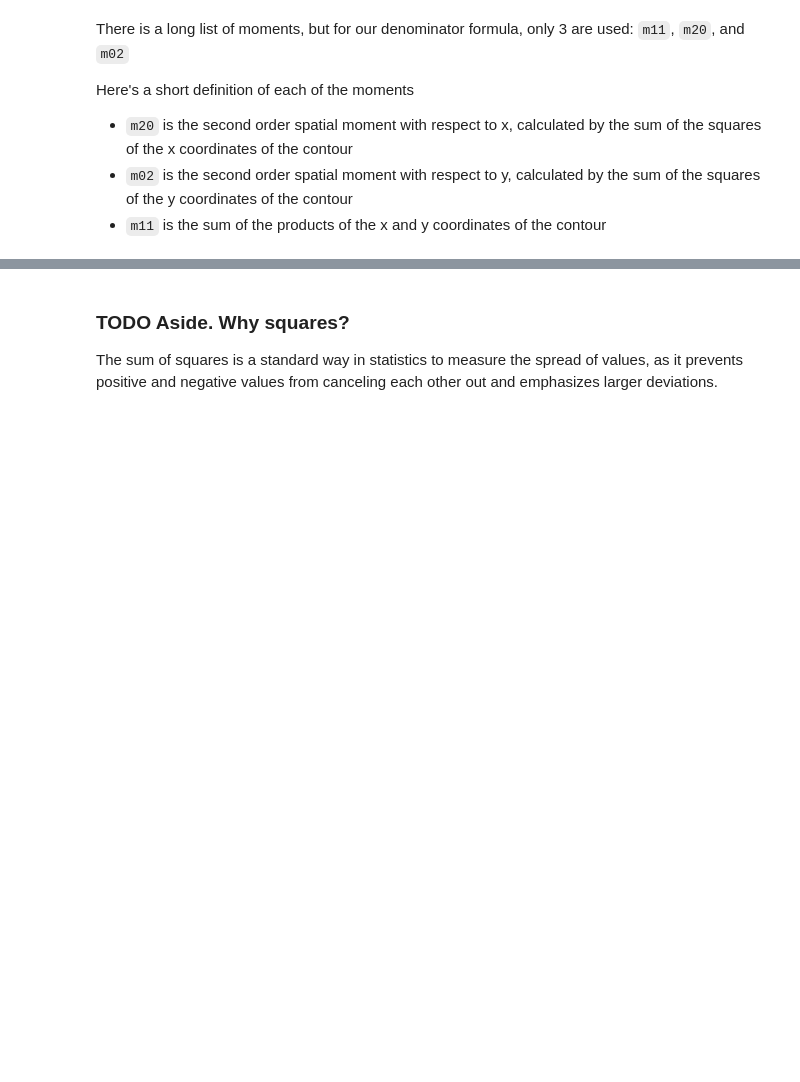
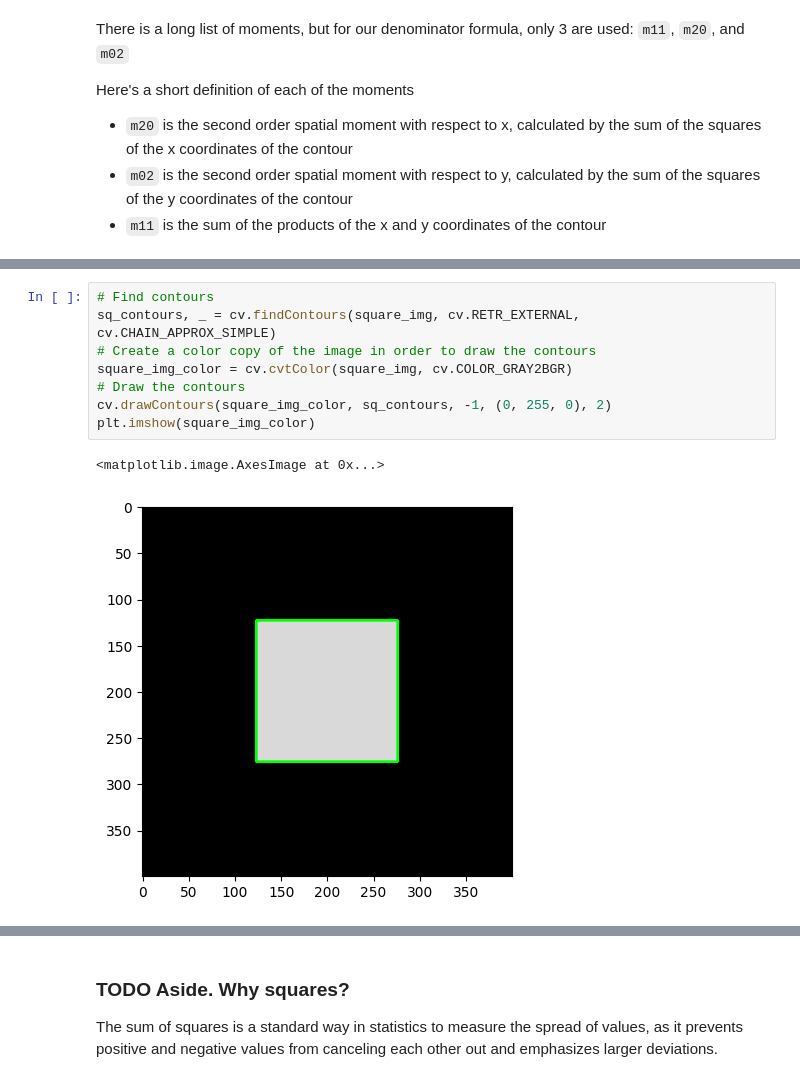
Before and after one commit to jesusgollonet/wave-tracking-reimplementation, a Jupyter notebook: scratch/calculate_inertia.ipynb, the cells around one changed output, grey strips where cells are left out. Cells and saved outputs as stored; diff of their text form; blank space fills up the shorter version.

```diff
--- a/scratch/calculate_inertia.ipynb
+++ b/scratch/calculate_inertia.ipynb
@@ -129,0 +145,11 @@ plt.show()
+# %%
+# Find contours
+sq_contours, _ = cv.findContours(square_img, cv.RETR_EXTERNAL, cv.CHAIN_APPROX_SIMPLE)
+# Create a color copy of the image in order to draw the contours
+square_img_color = cv.cvtColor(square_img, cv.COLOR_GRAY2BGR)
+# Draw the contours
+cv.drawContours(square_img_color, sq_contours, -1, (0, 255, 0), 2)
+plt.imshow(square_img_color)
+# %% [output]
+<matplotlib.image.AxesImage at 0x...>
+[figure, added]
```
Also changed, not shown: parts of 8 cells of this notebook, 3 other files.
